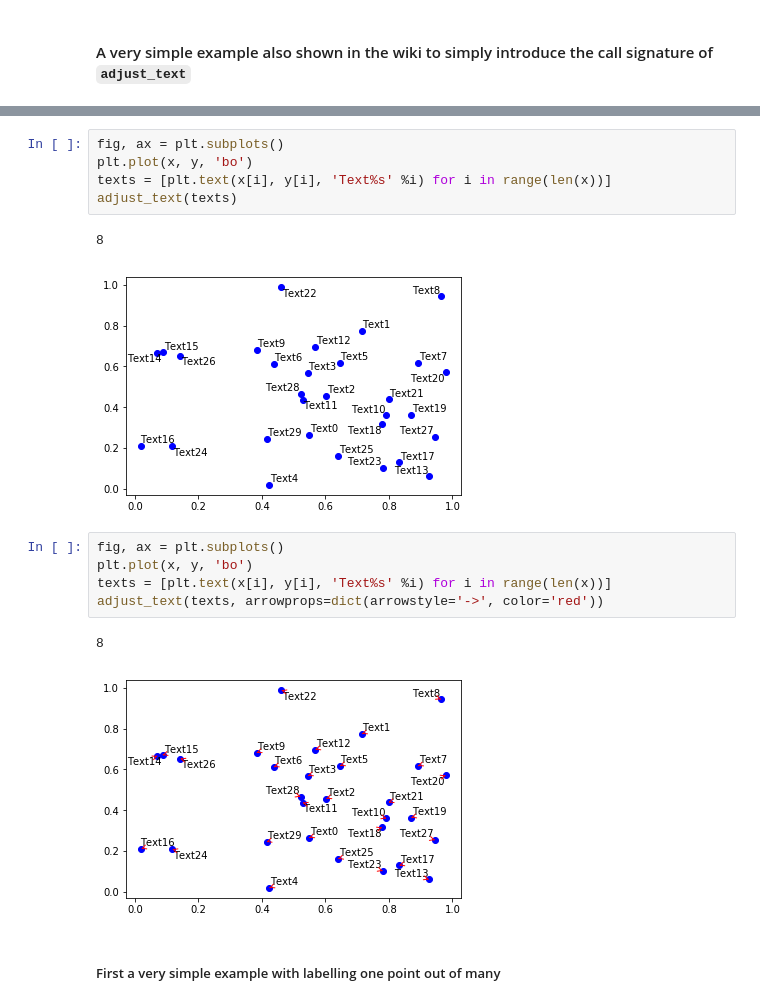
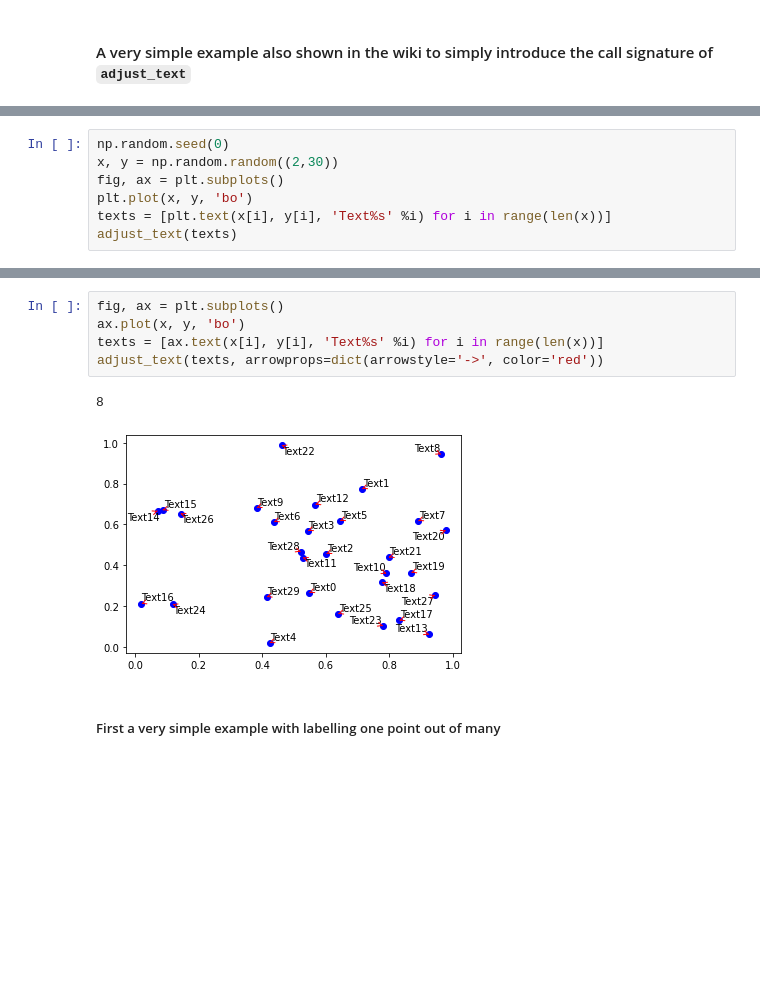
Before and after one commit to Phlya/adjustText, a Jupyter notebook: docs/source/Examples.ipynb, the cells around one changed output, grey strips where cells are left out. Saved outputs shown, nothing was run; the diff lists cells and outputs as text; blank space fills up the shorter version.

```diff
--- a/docs/source/Examples.ipynb
+++ b/docs/source/Examples.ipynb
@@ -21,0 +21,7 @@ texts = [plt.text(x[i], y[i], 'Text%s' %i) for i in range(len(x))]
+# %%
+np.random.seed(0)
+x, y = np.random.random((2,30))
+fig, ax = plt.subplots()
+plt.plot(x, y, 'bo')
+texts = [plt.text(x[i], y[i], 'Text%s' %i) for i in range(len(x))]
+adjust_text(texts)
@@ -22,19 +31,11 @@ texts = [plt.text(x[i], y[i], 'Text%s' %i) for i in range(len(x))]
 # %%
 fig, ax = plt.subplots()
-plt.plot(x, y, 'bo')
-texts = [plt.text(x[i], y[i], 'Text%s' %i) for i in range(len(x))]
-adjust_text(texts)
+ax.plot(x, y, 'bo')
+texts = [ax.text(x[i], y[i], 'Text%s' %i) for i in range(len(x))]
+adjust_text(texts, arrowprops=dict(arrowstyle='->', color='red'))
 # %% [output]
 8
-[figure, old version]
+[figure, new version]
-# %%
-fig, ax = plt.subplots()
-plt.plot(x, y, 'bo')
-texts = [plt.text(x[i], y[i], 'Text%s' %i) for i in range(len(x))]
-adjust_text(texts, arrowprops=dict(arrowstyle='->', color='red'))
-# %% [output]
-8
-[figure, removed]
 # %% [markdown]
 ##### First a very simple example with labelling one point out of many
 # %%
```
Also changed, not shown: parts of 24 cells of this notebook, 1 other file.
